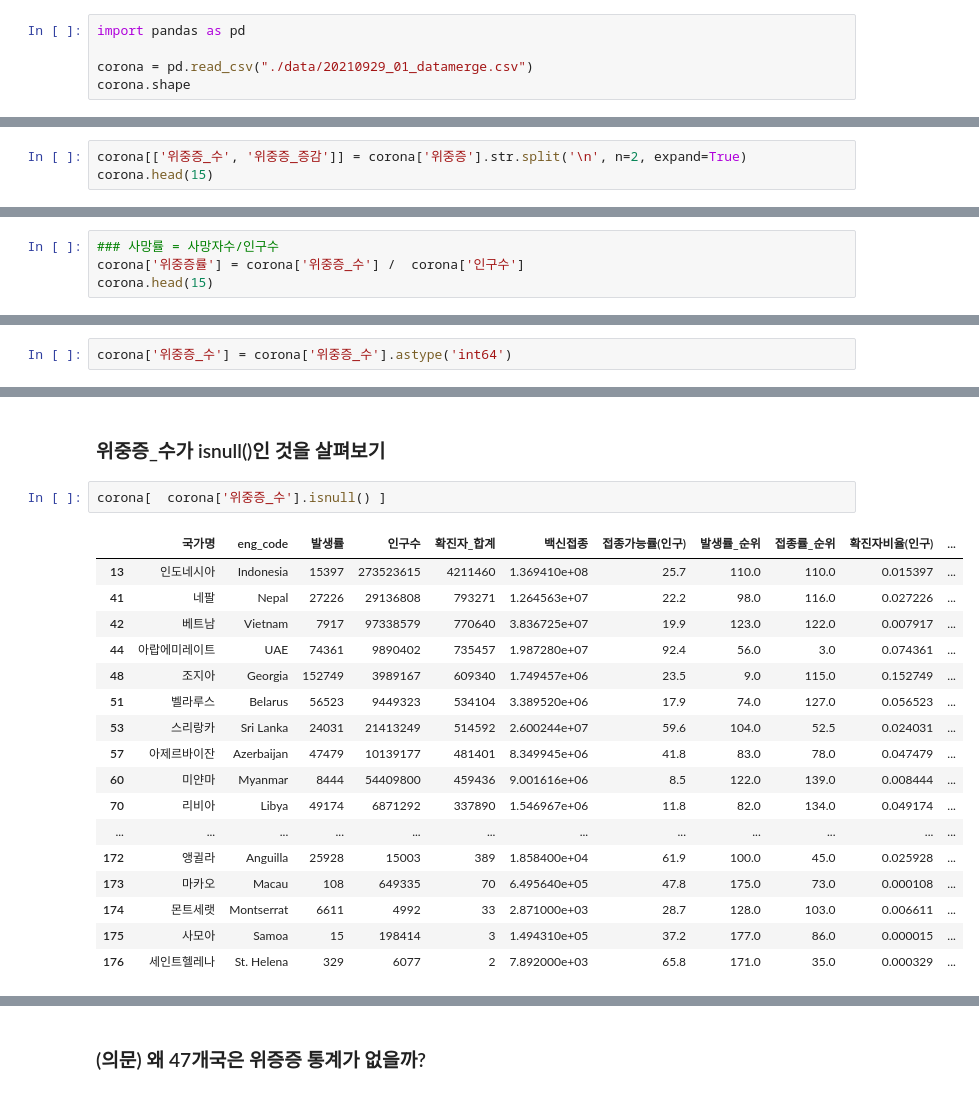
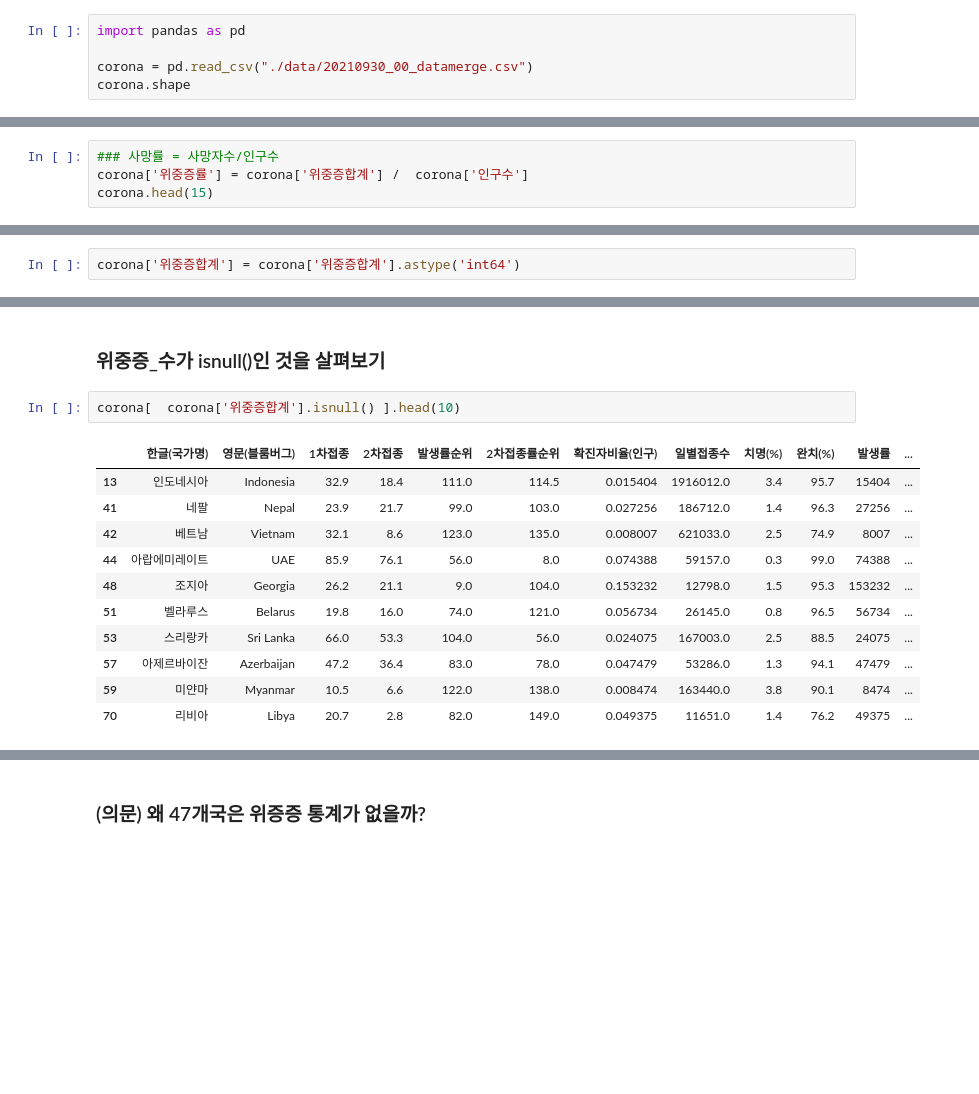
Before and after one commit to frontierall/corona_analysis, a Jupyter notebook: 06_corona_analysis.ipynb, the cells around one changed output, grey strips where cells are left out. Drawn from its saved outputs; the diff is of its cells as text; blank space fills up the shorter version.

```diff
--- a/06_corona_analysis.ipynb
+++ b/06_corona_analysis.ipynb
@@ -41,6 +41,6 @@ os.listdir(os.getcwd())
 # %%
 import pandas as pd
 
-corona = pd.read_csv("./data/20210929_01_datamerge.csv")
+corona = pd.read_csv("./data/20210930_00_datamerge.csv")
 corona.shape
 # %% [output]
@@ -227,6 +209,3 @@ array(['21819\n-275', '8944', '8318', '878\n-38', '2300', '633', '1609',
  * [].str.lstrip() : 앞 공백을 제거
  * [].str.rstrip() : 뒤 공백을 제거
  * [].str.split('구분자', n=1, expand=True)  : 구분자를 기준으로 n개로 나눈다. expand=True(여러컬럼), False(하나의 컬럼)
-# %%
-corona[['위중증_수', '위중증_증감']] = corona['위중증'].str.split('\n', n=2, expand=True)
-corona.head(15)
@@ -250,5 +212,5 @@ corona.head(15)
 # %%
 ### 사망률 = 사망자수/인구수
-corona['위중증률'] = corona['위중증_수'] /  corona['인구수']
+corona['위중증률'] = corona['위중증합계'] /  corona['인구수']
 corona.head(15)
 # %% [output]
@@ -286,3 +263,3 @@ memory usage: 34.6+ KB
 # %%
-corona['위중증_수'] = corona['위중증_수'].astype('int64')
+corona['위중증합계'] = corona['위중증합계'].astype('int64')
 # %% [output]
@@ -329,23 +315,17 @@ memory usage: 34.6+ KB
 # %% [markdown]
 ### 위중증_수가 isnull()인 것을 살펴보기
 # %%
-corona[  corona['위중증_수'].isnull() ]
+corona[  corona['위중증합계'].isnull() ].head(10)
 # %% [output]
-|  | 국가명 | eng_code | 발생률 | 인구수 | 확진자_합계 | 백신접종 | 접종가능률(인구) | 발생률_순위 | 접종률_순위 | 확진자비율(인구) | ... |
-| 13 | 인도네시아 | Indonesia | 15397 | 273523615 | 4211460 | 1.369410e+08 | 25.7 | 110.0 | 110.0 | 0.015397 | ... |
-| 41 | 네팔 | Nepal | 27226 | 29136808 | 793271 | 1.264563e+07 | 22.2 | 98.0 | 116.0 | 0.027226 | ... |
-| 42 | 베트남 | Vietnam | 7917 | 97338579 | 770640 | 3.836725e+07 | 19.9 | 123.0 | 122.0 | 0.007917 | ... |
-| 44 | 아랍에미레이트 | UAE | 74361 | 9890402 | 735457 | 1.987280e+07 | 92.4 | 56.0 | 3.0 | 0.074361 | ... |
-| 48 | 조지아 | Georgia | 152749 | 3989167 | 609340 | 1.749457e+06 | 23.5 | 9.0 | 115.0 | 0.152749 | ... |
-| 51 | 벨라루스 | Belarus | 56523 | 9449323 | 534104 | 3.389520e+06 | 17.9 | 74.0 | 127.0 | 0.056523 | ... |
-| 53 | 스리랑카 | Sri Lanka | 24031 | 21413249 | 514592 | 2.600244e+07 | 59.6 | 104.0 | 52.5 | 0.024031 | ... |
-| 57 | 아제르바이잔 | Azerbaijan | 47479 | 10139177 | 481401 | 8.349945e+06 | 41.8 | 83.0 | 78.0 | 0.047479 | ... |
-| 60 | 미얀마 | Myanmar | 8444 | 54409800 | 459436 | 9.001616e+06 | 8.5 | 122.0 | 139.0 | 0.008444 | ... |
-| 70 | 리비아 | Libya | 49174 | 6871292 | 337890 | 1.546967e+06 | 11.8 | 82.0 | 134.0 | 0.049174 | ... |
-| ... | ... | ... | ... | ... | ... | ... | ... | ... | ... | ... | ... |
-| 172 | 앵귈라 | Anguilla | 25928 | 15003 | 389 | 1.858400e+04 | 61.9 | 100.0 | 45.0 | 0.025928 | ... |
-| 173 | 마카오 | Macau | 108 | 649335 | 70 | 6.495640e+05 | 47.8 | 175.0 | 73.0 | 0.000108 | ... |
-| 174 | 몬트세랫 | Montserrat | 6611 | 4992 | 33 | 2.871000e+03 | 28.7 | 128.0 | 103.0 | 0.006611 | ... |
-| 175 | 사모아 | Samoa | 15 | 198414 | 3 | 1.494310e+05 | 37.2 | 177.0 | 86.0 | 0.000015 | ... |
-| 176 | 세인트헬레나 | St. Helena | 329 | 6077 | 2 | 7.892000e+03 | 65.8 | 171.0 | 35.0 | 0.000329 | ... |
+|  | 한글(국가명) | 영문(블룸버그) | 1차접종 | 2차접종 | 발생률순위 | 2차접종률순위 | 확진자비율(인구) | 일별접종수 | 치명(%) | 완치(%) | 발생률 | ... |
+| 13 | 인도네시아 | Indonesia | 32.9 | 18.4 | 111.0 | 114.5 | 0.015404 | 1916012.0 | 3.4 | 95.7 | 15404 | ... |
+| 41 | 네팔 | Nepal | 23.9 | 21.7 | 99.0 | 103.0 | 0.027256 | 186712.0 | 1.4 | 96.3 | 27256 | ... |
+| 42 | 베트남 | Vietnam | 32.1 | 8.6 | 123.0 | 135.0 | 0.008007 | 621033.0 | 2.5 | 74.9 | 8007 | ... |
+| 44 | 아랍에미레이트 | UAE | 85.9 | 76.1 | 56.0 | 8.0 | 0.074388 | 59157.0 | 0.3 | 99.0 | 74388 | ... |
+| 48 | 조지아 | Georgia | 26.2 | 21.1 | 9.0 | 104.0 | 0.153232 | 12798.0 | 1.5 | 95.3 | 153232 | ... |
+| 51 | 벨라루스 | Belarus | 19.8 | 16.0 | 74.0 | 121.0 | 0.056734 | 26145.0 | 0.8 | 96.5 | 56734 | ... |
+| 53 | 스리랑카 | Sri Lanka | 66.0 | 53.3 | 104.0 | 56.0 | 0.024075 | 167003.0 | 2.5 | 88.5 | 24075 | ... |
+| 57 | 아제르바이잔 | Azerbaijan | 47.2 | 36.4 | 83.0 | 78.0 | 0.047479 | 53286.0 | 1.3 | 94.1 | 47479 | ... |
+| 59 | 미얀마 | Myanmar | 10.5 | 6.6 | 122.0 | 138.0 | 0.008474 | 163440.0 | 3.8 | 90.1 | 8474 | ... |
+| 70 | 리비아 | Libya | 20.7 | 2.8 | 82.0 | 149.0 | 0.049375 | 11651.0 | 1.4 | 76.2 | 49375 | ... |
 # %%
```
Also changed, not shown: parts of 57 cells of this notebook, 22 other files.
